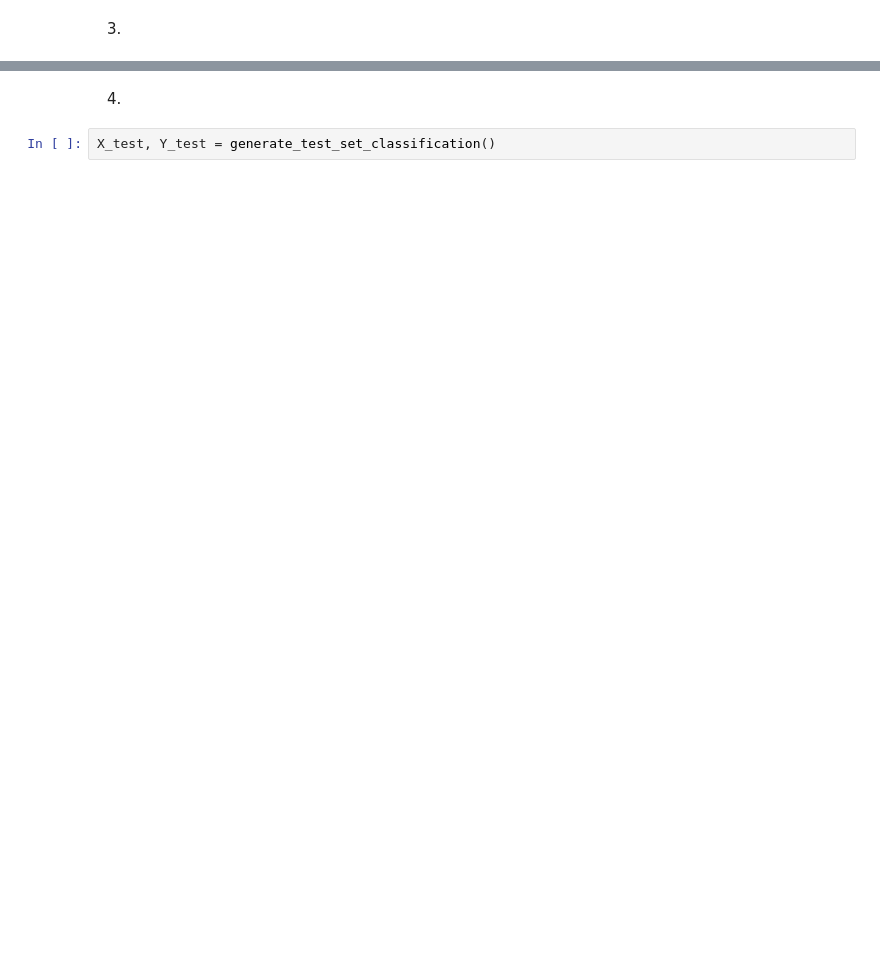
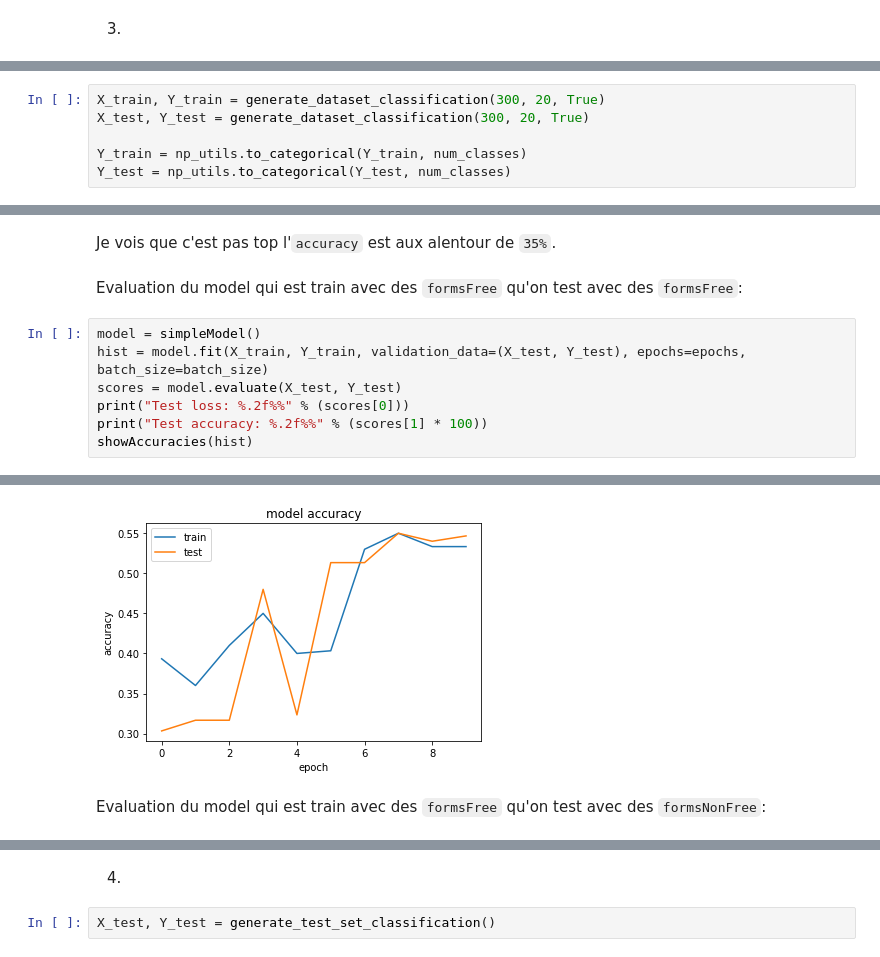
Before and after one commit to charles66820/CREMIfiles, a Jupyter notebook: ia/project/projet_master.ipynb, the cells around one changed output, grey strips where cells are left out. Cells and saved outputs as stored; diff of their text form; blank space fills up the shorter version.

```diff
--- a/ia/project/projet_master.ipynb
+++ b/ia/project/projet_master.ipynb
@@ -198,0 +251,6 @@ Creating data:
+# %%
+X_train, Y_train = generate_dataset_classification(300, 20, True)
+X_test, Y_test = generate_dataset_classification(300, 20, True)
+
+Y_train = np_utils.to_categorical(Y_train, num_classes)
+Y_test = np_utils.to_categorical(Y_test, num_classes)
@@ -198,0 +270,12 @@ Creating data:
+# %% [markdown]
+Je vois que c'est pas top l'`accuracy` est aux alentour de `35%`.
+# %% [markdown]
+Evaluation du model qui est train avec des `formsFree` qu'on test avec des `formsFree`:
+# %%
+model = simpleModel()
+hist = model.fit(X_train, Y_train, validation_data=(X_test, Y_test), epochs=epochs, batch_size=batch_size)
+scores = model.evaluate(X_test, Y_test)
+print("Test loss: %.2f%%" % (scores[0]))
+print("Test accuracy: %.2f%%" % (scores[1] * 100))
+showAccuracies(hist)
+# %% [output]
@@ -198,0 +299,3 @@ Creating data:
+[figure, added]
+# %% [markdown]
+Evaluation du model qui est train avec des `formsFree` qu'on test avec des `formsNonFree`:
```
Also changed, not shown: parts of 23 cells of this notebook.
